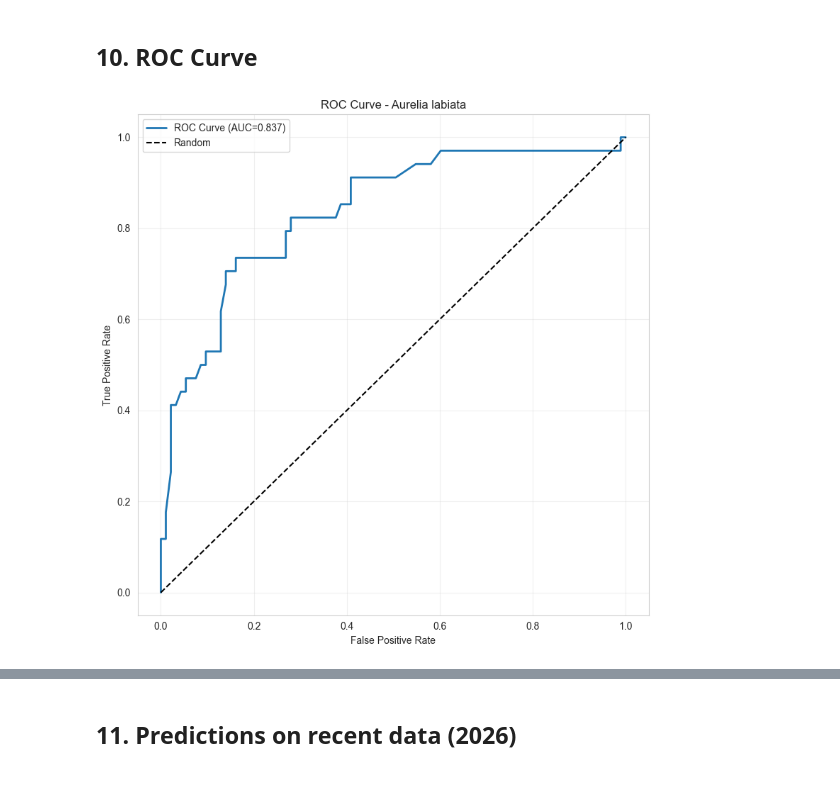
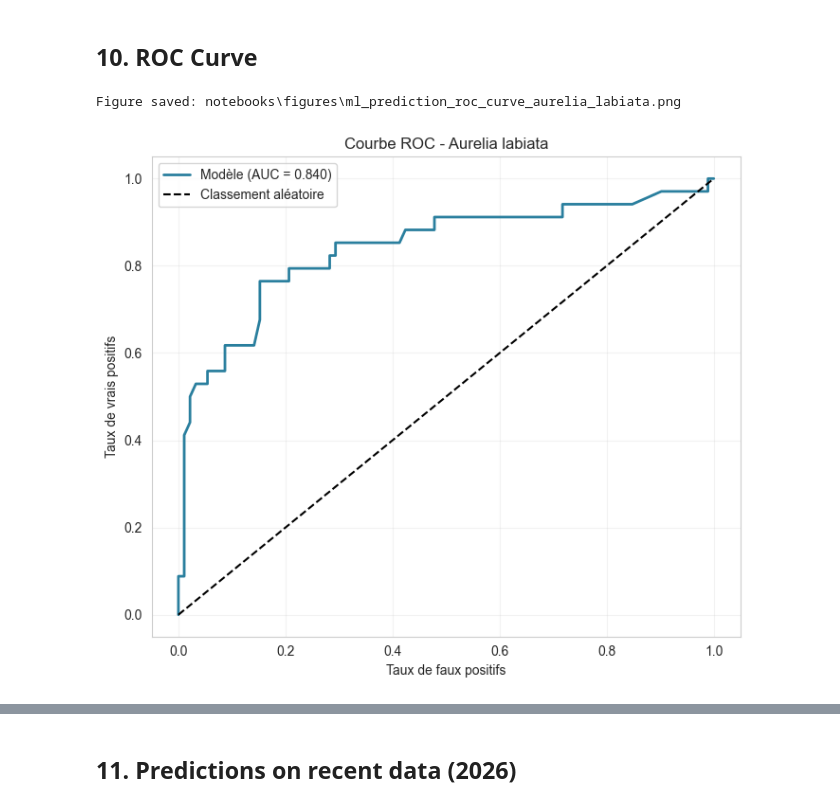
Before and after one commit to Anthony2210/POLYPBASE, a Jupyter notebook: notebooks/ml_ephyrae_prediction.ipynb, the cells around one changed output, grey strips where cells are left out. Saved outputs shown, nothing was run; the diff lists cells and outputs as text; code cells hidden in the pictures.

```diff
--- a/notebooks/ml_ephyrae_prediction.ipynb
+++ b/notebooks/ml_ephyrae_prediction.ipynb
@@ -421,16 +569,23 @@ Feature Importance:
 # %%
 if not train_data.empty:
     fpr, tpr, thresholds = roc_curve(y_test, y_pred_proba_test)
 
-    fig, ax = plt.subplots(figsize=(8, 8))
-    ax.plot(fpr, tpr, label=f'ROC Curve (AUC={test_auc:.3f})', lw=2)
-    ax.plot([0, 1], [0, 1], 'k--', label='Random')
-    ax.set_xlabel('False Positive Rate')
-    ax.set_ylabel('True Positive Rate')
-    ax.set_title(f'ROC Curve - {TARGET_SPECIES}')
+    fig, ax = plt.subplots(figsize=(7, 6))
+    ax.plot(fpr, tpr, label=f'Modèle (AUC = {test_auc:.3f})', lw=2, color='#2A7F9E')
+    ax.plot([0, 1], [0, 1], 'k--', label='Classement aléatoire')
+    ax.set_xlabel('Taux de faux positifs')
+    ax.set_ylabel('Taux de vrais positifs')
+    ax.set_title(f'Courbe ROC - {TARGET_SPECIES}')
     ax.legend()
-    ax.grid(True, alpha=0.3)
+    ax.grid(True, alpha=0.25)
     plt.tight_layout()
+    save_figure(
+        fig,
+        f'ml_prediction_roc_curve_{safe_filename(TARGET_SPECIES)}.png',
+    )
     plt.show()
+else:
+    print('No ROC curve available')
 # %% [output]
+Figure saved: notebooks\figures\ml_prediction_roc_curve_aurelia_labiata.png
-[figure, old version]
+[figure, new version]
```
Also changed, not shown: parts of 23 cells of this notebook, 27 other files.
